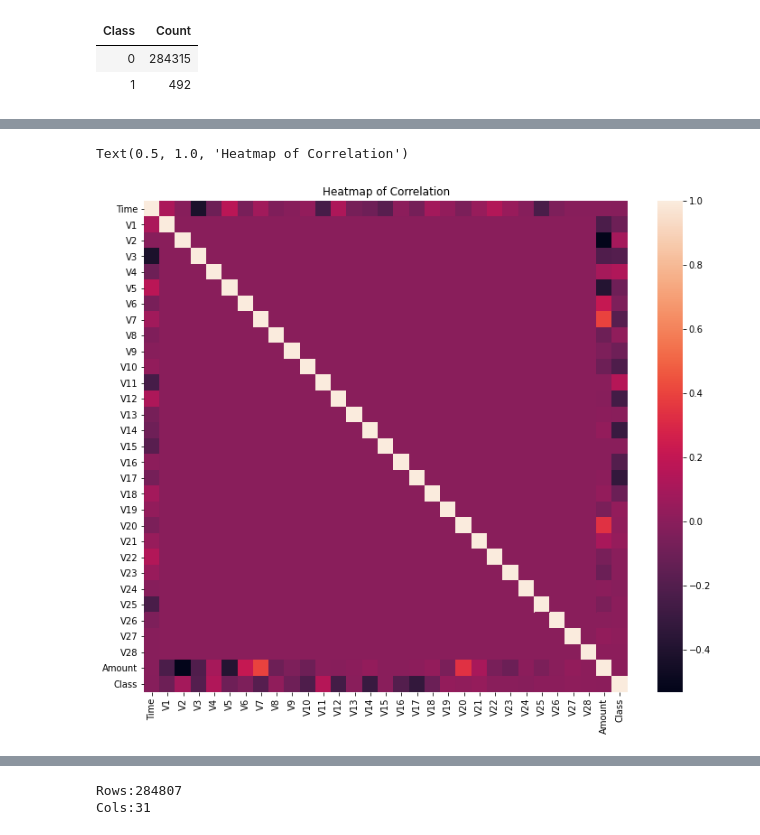
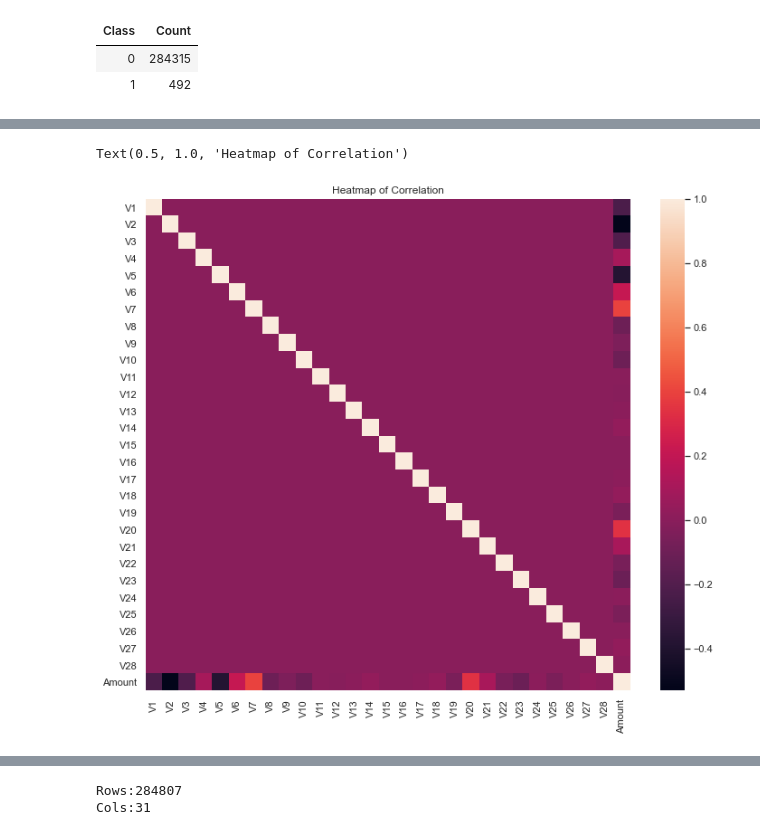
Before and after one commit to ubaldo-peralta-sanchez/credit_card_fraud_tool, a Jupyter notebook: TFM Credit Card Fraud Tool.ipynb, the cells around one changed output, grey strips where cells are left out. Cells and saved outputs as stored; diff of their text form; code cells hidden in the pictures.

```diff
--- a/TFM Credit Card Fraud Tool.ipynb
+++ b/TFM Credit Card Fraud Tool.ipynb
@@ -80,20 +87,20 @@ transactions['Class'].table()
 # %%
 #heatmap
 """
 corr = transactions.cor()
 plt.figure(figsize=(12,10))
 heat = sns.heatmap(data=corr)
 plt.title('Heatmap of Correlation')
 
 transactions.summary()
 """
+import pandas as pd
 
-transactions_pd = pd.read_csv("C:\\Users\\uba_p\\\Downloads\\TFM\\creditcard.csv")
-
-corr = transactions_pd.corr()
+transactions_pd = pd.read_csv("C:\\Users\\uba_p\\Downloads\\TFM\\creditcard.csv")
+corr = transactions_pd.iloc[:,1:30].corr()
 plt.figure(figsize=(12,10))
 heat = sns.heatmap(data=corr)
 plt.title('Heatmap of Correlation')
 # %% [output]
 Text(0.5, 1.0, 'Heatmap of Correlation')
-[figure, old version]
+[figure, new version]
```
Also changed, not shown: parts of 22 cells of this notebook, 3 other files.
